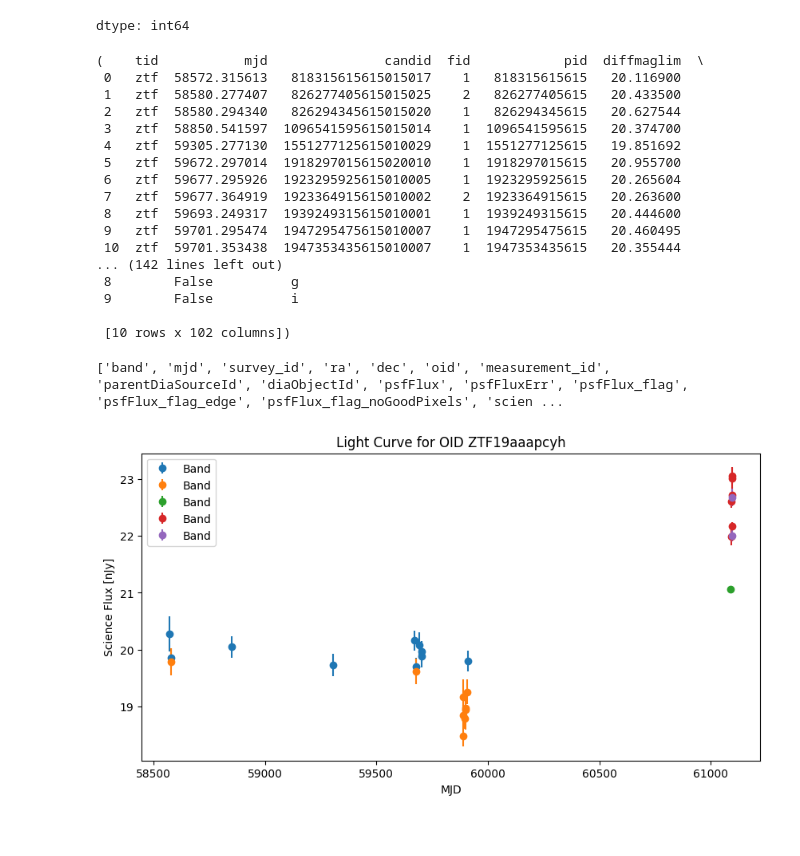
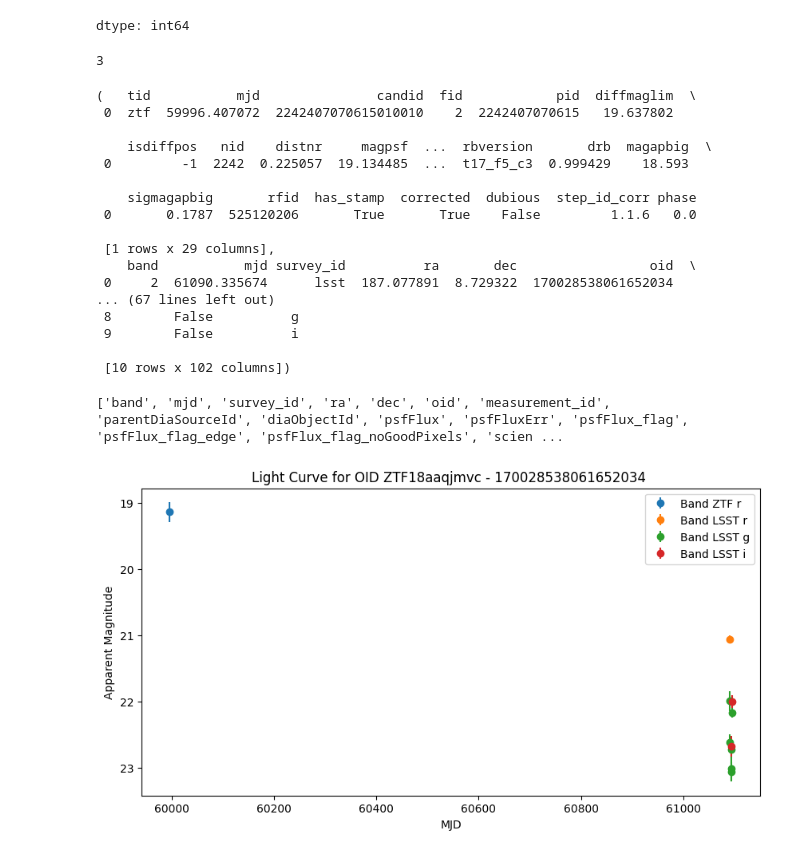
Before and after one commit to jurados/alercehackton2026, a Jupyter notebook: LSST_Candidates.ipynb, the cells around one changed output. Cells and saved outputs as stored; diff of their text form; code cells hidden in the pictures.

```diff
--- a/LSST_Candidates.ipynb
+++ b/LSST_Candidates.ipynb
@@ -189,37 +189,41 @@ all_df_obj_ztf.lsst_oid
 | 0 | 170028538061652034 |
 dtype: int64
 # %%
+idx = np.random.randint(0, len(all_df_obj_ztf))
+print(idx)
+
 df_dets_ztf = alerce_client.query_detections(
-    oid=all_df_obj_ztf.oid.values[0],
+    oid=all_df_obj_ztf.oid.values[idx],
     survey='ztf',
     format='pandas'
 )
 
 df_dets_lsst = alerce_client.query_detections(
-    oid=all_df_obj_ztf.lsst_oid.values[0],
+    oid=all_df_obj_ztf.lsst_oid.values[idx],
     survey='lsst',
     format='pandas'
 )
 
 df_dets_ztf, df_dets_lsst
 # %% [output]
-(    tid           mjd               candid  fid            pid  diffmaglim  \
- 0   ztf  58572.315613   818315615615015017    1   818315615615   20.116900
- 1   ztf  58580.277407   826277405615015025    2   826277405615   20.433500
- 2   ztf  58580.294340   826294345615015020    1   826294345615   20.627544
- 3   ztf  58850.541597  1096541595615015014    1  1096541595615   20.374700
- 4   ztf  59305.277130  1551277125615010029    1  1551277125615   19.851692
- 5   ztf  59672.297014  1918297015615020010    1  1918297015615   20.955700
- 6   ztf  59677.295926  1923295925615010005    1  1923295925615   20.265604
- 7   ztf  59677.364919  1923364915615010002    2  1923364915615   20.263600
- 8   ztf  59693.249317  1939249315615010001    1  1939249315615   20.444600
- 9   ztf  59701.295474  1947295475615010007    1  1947295475615   20.460495
- 10  ztf  59701.353438  1947353435615010007    1  1947353435615   20.355444
-... (142 lines left out)
- 8        False          g
- 9        False          i
-
- [10 rows x 102 columns])
+3
+(   tid           mjd               candid  fid            pid  diffmaglim  \
+ 0  ztf  59996.407072  2242407070615010010    2  2242407070615   19.637802
+
+    isdiffpos   nid    distnr     magpsf  ...  rbversion       drb  magapbig  \
+ 0         -1  2242  0.225057  19.134485  ...  t17_f5_c3  0.999429    18.593
+
+    sigmagapbig       rfid  has_stamp  corrected  dubious  step_id_corr phase
+ 0       0.1787  525120206       True       True    False         1.1.6   0.0
+
+ [1 rows x 29 columns],
+    band           mjd survey_id          ra       dec                 oid  \
+ 0     2  61090.335674      lsst  187.077891  8.729322  170028538061652034
+... (67 lines left out)
+ 8        False          g
+ 9        False          i
+
+ [10 rows x 102 columns])
 # %%
 print(list(df_dets_lsst.columns))
 # %% [output]
@@ -241,35 +245,36 @@ band_map_lsst = {
     2: 'r',
     3: 'i',
     4: 'z',
     5: 'y',
     6: 'u',
 }
 
 fig, ax = plt.subplots(figsize=(10, 5))
 for band in df_dets_ztf.fid.unique():
     subset = df_dets_ztf[df_dets_ztf.fid == band]
     ax.errorbar(
         subset.mjd,
         subset.magpsf,
         yerr=subset.sigmapsf,
         fmt='o',
-        label=f'Band',
+        label=f'Band ZTF {band_map_ztf[band]}',
     )
 
 for band in df_dets_lsst.band.unique():
     subset = df_dets_lsst[df_dets_lsst.band == band]
     ax.errorbar(
         subset.mjd,
         fluxnjy2mag(subset.psfFlux),
         yerr=np.abs(flux_err_2_mag_err(subset.psfFluxErr,subset.psfFlux)),
         fmt='o',
-        label=f'Band',
+        label=f'Band LSST {band_map_lsst[band]}',
     )
 
-ax.set_title(f'Light Curve for OID {all_df_obj_ztf.oid.values[0]}')
+ax.set_title(f'Light Curve for OID {all_df_obj_ztf.oid.values[idx]} - {all_df_obj_ztf.lsst_oid.values[idx]} ')
 ax.set_xlabel('MJD')
-ax.set_ylabel(r'Science Flux [nJy]')
+ax.set_ylabel(r'Apparent Magnitude')
+ax.invert_yaxis()
 ax.legend()
 plt.show()
 # %% [output]
-[figure, old version]
+[figure, new version]
```
